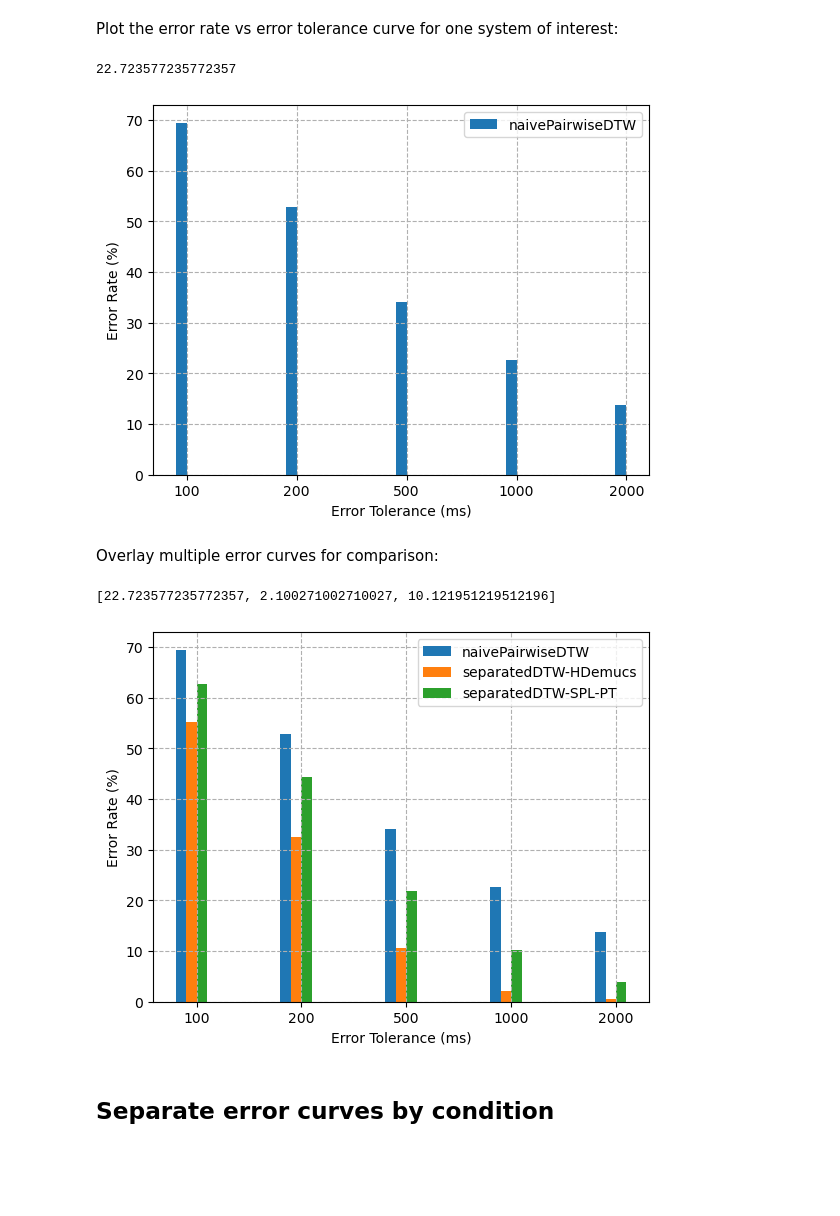
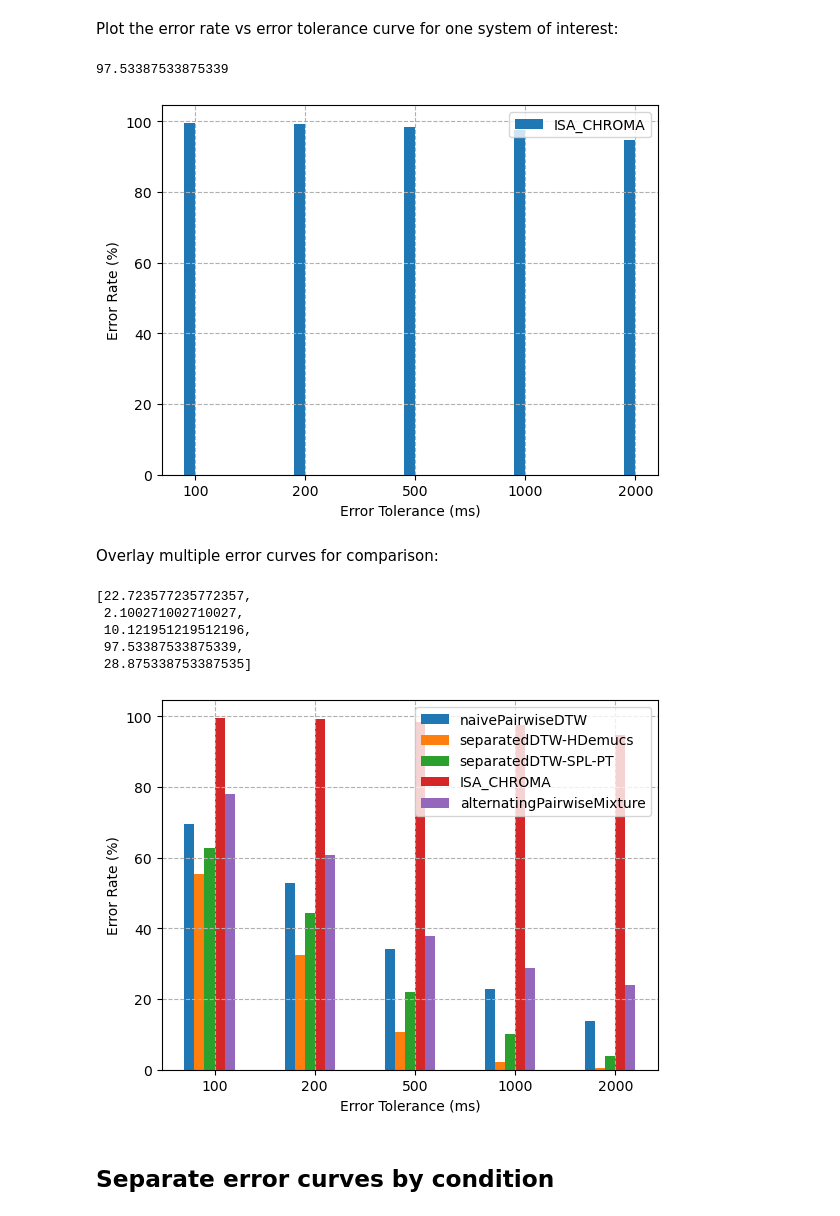
Before and after one commit to HMC-MIR/PianoConcertoAccompaniment, a Jupyter notebook: 03_Evaluate.ipynb, the cells around one changed output. Cells and saved outputs as stored; diff of their text form; code cells hidden in the pictures; blank space fills up the shorter version.

Commit message:
Add alternatingPairwiseMixture

```diff
--- a/03_Evaluate.ipynb
+++ b/03_Evaluate.ipynb
@@ -20,7 +20,7 @@ import eval_tools
 # %% [markdown]
 First we calculate the alignment errors of a given system on all evaluated measures.
 # %%
-exp_dir = 'experiments/ISA_CHROMA' # change
+exp_dir = 'experiments/alternatingPairwiseMixture' # change
 scenarios_dir = 'scenarios'
 eval_dir = 'eval/' + os.path.basename(exp_dir)
 eval_tools.calcAlignErrors_batch(exp_dir, scenarios_dir, eval_dir)
@@ -85,18 +85,22 @@ eval_dir = 'eval/ISA_CHROMA'
 errRates_list, tols = plotErrorVsTolerance([eval_dir], maxTol, savefile=False)
 errRates_list[0][1000]*100.0
 # %% [output]
-22.723577235772357
+97.53387533875339
-[figure, old version]
+[figure, new version]
 # %% [markdown]
 Overlay multiple error curves for comparison:
 # %%
-systems_to_compare = ['naivePairwiseDTW', 'separatedDTW-HDemucs', 'separatedDTW-SPL-PT', 'ISA_CHROMA']
+systems_to_compare = ['naivePairwiseDTW', 'separatedDTW-HDemucs', 'separatedDTW-SPL-PT', 'ISA_CHROMA', 'alternatingPairwiseMixture']
 eval_dirs = [f'eval/{s}' for s in systems_to_compare]
 errRates_list, tols = plotErrorVsTolerance(eval_dirs, maxTol, savefile=False)
 [errRates_list[i][1000]*100.0 for i in range(len(eval_dirs))]
 # %% [output]
-[22.723577235772357, 2.100271002710027, 10.121951219512196]
+[22.723577235772357,
+ 2.100271002710027,
+ 10.121951219512196,
+ 97.53387533875339,
+ 28.875338753387535]
-[figure, old version]
+[figure, new version]
 # %% [markdown]
 ## Separate error curves by condition
 # %% [markdown]
```
Also changed, not shown: 2 other files.
